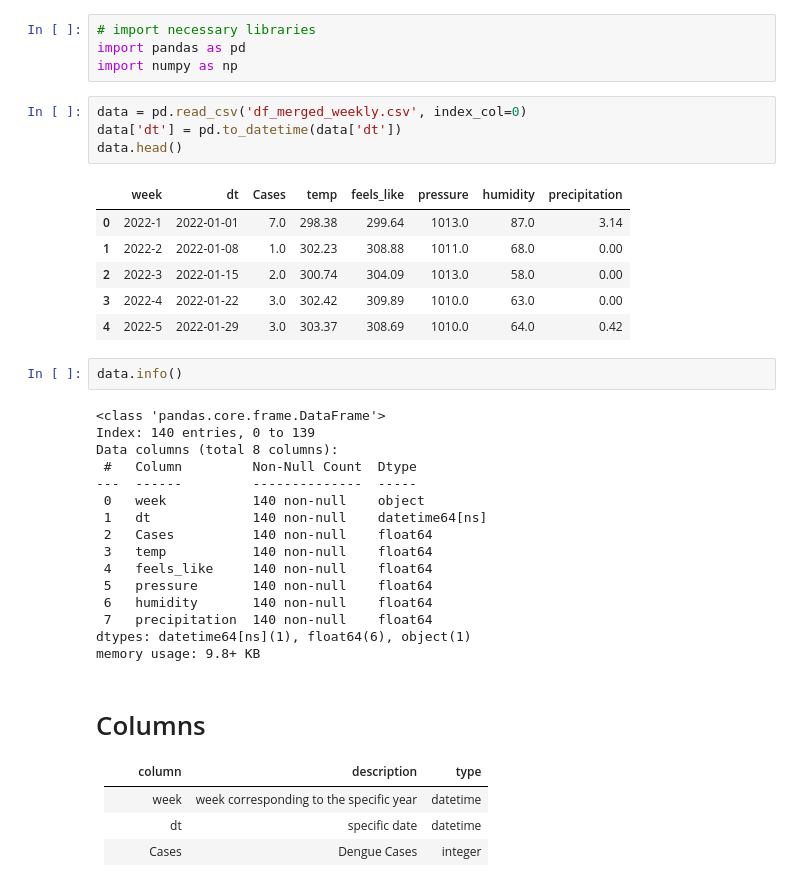
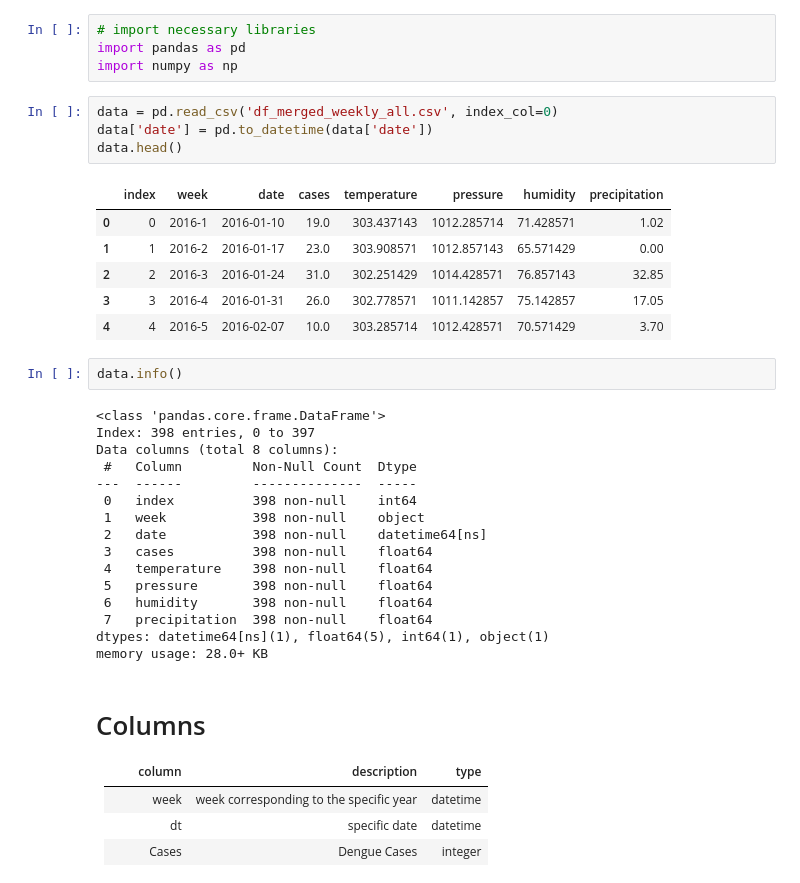
Before and after one commit to miniloda/Math-198.1---Special-Problem, a Jupyter notebook: ANN.ipynb, the cells around one changed output. Drawn from its saved outputs; the diff is of its cells as text.

```diff
--- a/ANN.ipynb
+++ b/ANN.ipynb
@@ -3,34 +3,34 @@
 import pandas as pd
 import numpy as np
 # %%
-data = pd.read_csv('df_merged_weekly.csv', index_col=0)
-data['dt'] = pd.to_datetime(data['dt'])
+data = pd.read_csv('df_merged_weekly_all.csv', index_col=0)
+data['date'] = pd.to_datetime(data['date'])
 data.head()
 # %% [output]
-|  | week | dt | Cases | temp | feels_like | pressure | humidity | precipitation |
-| 0 | 2022-1 | 2022-01-01 | 7.0 | 298.38 | 299.64 | 1013.0 | 87.0 | 3.14 |
-| 1 | 2022-2 | 2022-01-08 | 1.0 | 302.23 | 308.88 | 1011.0 | 68.0 | 0.00 |
-| 2 | 2022-3 | 2022-01-15 | 2.0 | 300.74 | 304.09 | 1013.0 | 58.0 | 0.00 |
-| 3 | 2022-4 | 2022-01-22 | 3.0 | 302.42 | 309.89 | 1010.0 | 63.0 | 0.00 |
-| 4 | 2022-5 | 2022-01-29 | 3.0 | 303.37 | 308.69 | 1010.0 | 64.0 | 0.42 |
+|  | index | week | date | cases | temperature | pressure | humidity | precipitation |
+| 0 | 0 | 2016-1 | 2016-01-10 | 19.0 | 303.437143 | 1012.285714 | 71.428571 | 1.02 |
+| 1 | 1 | 2016-2 | 2016-01-17 | 23.0 | 303.908571 | 1012.857143 | 65.571429 | 0.00 |
+| 2 | 2 | 2016-3 | 2016-01-24 | 31.0 | 302.251429 | 1014.428571 | 76.857143 | 32.85 |
+| 3 | 3 | 2016-4 | 2016-01-31 | 26.0 | 302.778571 | 1011.142857 | 75.142857 | 17.05 |
+| 4 | 4 | 2016-5 | 2016-02-07 | 10.0 | 303.285714 | 1012.428571 | 70.571429 | 3.70 |
 # %%
 data.info()
 # %% [output]
 <class 'pandas.core.frame.DataFrame'>
-Index: 140 entries, 0 to 139
+Index: 398 entries, 0 to 397
 Data columns (total 8 columns):
  #   Column         Non-Null Count  Dtype
 ---  ------         --------------  -----
- 0   week           140 non-null    object
- 1   dt             140 non-null    datetime64[ns]
- 2   Cases          140 non-null    float64
- 3   temp           140 non-null    float64
- 4   feels_like     140 non-null    float64
- 5   pressure       140 non-null    float64
- 6   humidity       140 non-null    float64
- 7   precipitation  140 non-null    float64
-dtypes: datetime64[ns](1), float64(6), object(1)
-memory usage: 9.8+ KB
+ 0   index          398 non-null    int64
+ 1   week           398 non-null    object
+ 2   date           398 non-null    datetime64[ns]
+ 3   cases          398 non-null    float64
+ 4   temperature    398 non-null    float64
+ 5   pressure       398 non-null    float64
+ 6   humidity       398 non-null    float64
+ 7   precipitation  398 non-null    float64
+dtypes: datetime64[ns](1), float64(5), int64(1), object(1)
+memory usage: 28.0+ KB
 # %% [markdown]
 # Columns
 | column        | description                             | type     |
```
Also changed, not shown: parts of 12 cells of this notebook, 8 other files.
